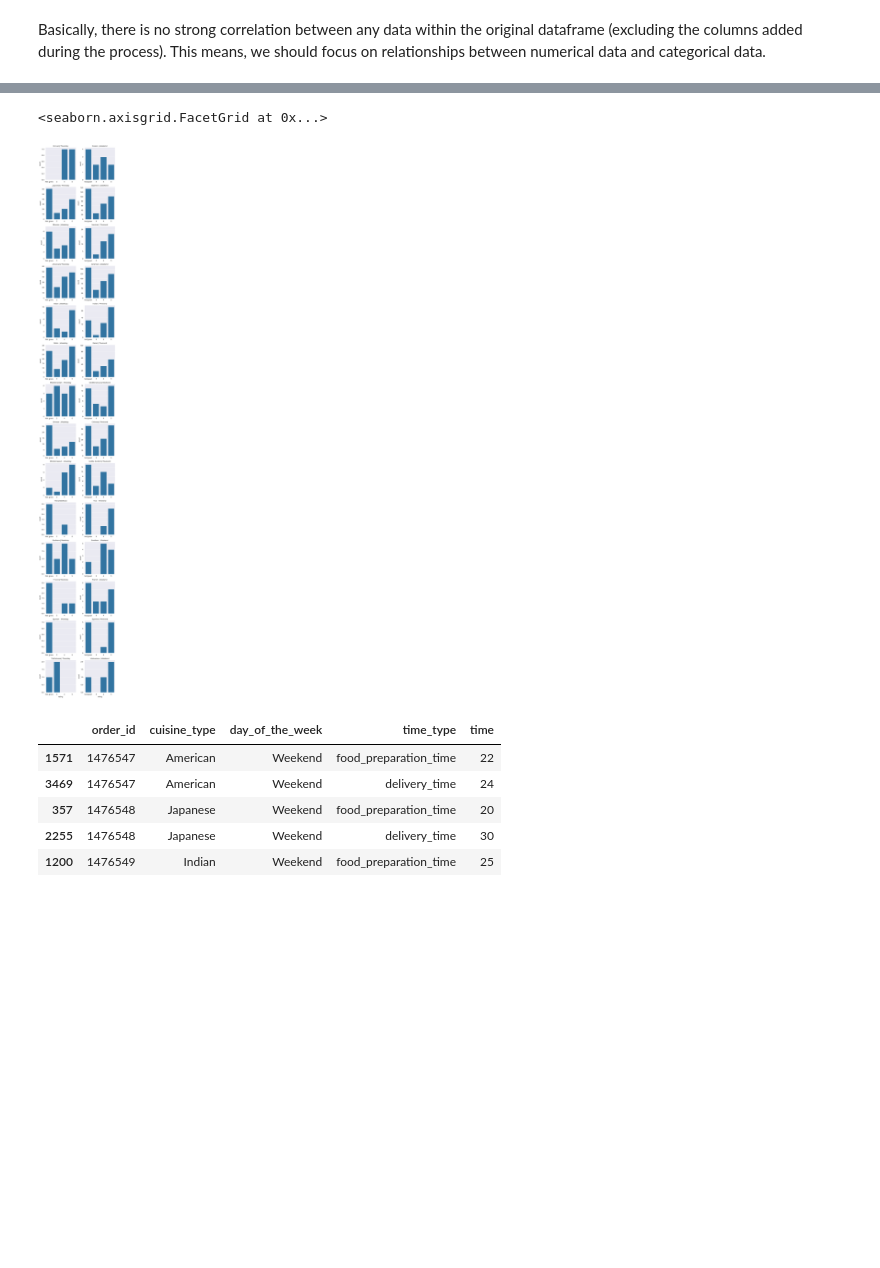
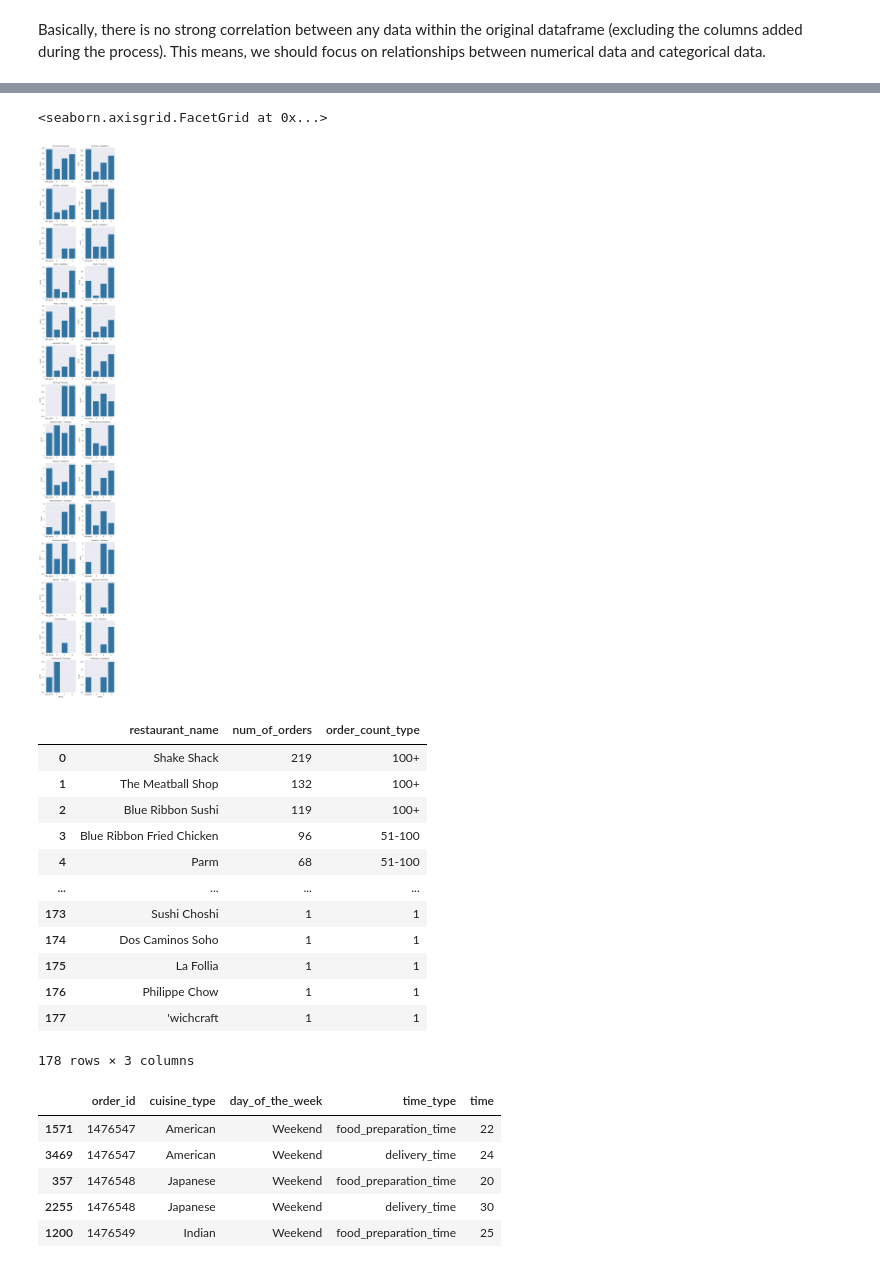
Before and after one commit to tinlong/AIML, a Jupyter notebook: Python Foundations/Project 1/PYF_Project_LearnerNotebook_FullCode.ipynb, the cells around one changed output, grey strips where cells are left out. Drawn from its saved outputs; the diff is of its cells as text; code cells hidden in the pictures; blank space fills up the shorter version.

```diff
--- a/Python Foundations/Project 1/PYF_Project_LearnerNotebook_FullCode.ipynb
+++ b/Python Foundations/Project 1/PYF_Project_LearnerNotebook_FullCode.ipynb
@@ -245,0 +245,3 @@ We have a total of 178 restaurants here. The graph would become so condense that
+# %%
+restaurant_orders = df.restaurant_name.value_counts().rename('num_of_orders').reset_index()
+print(restaurant_orders)
@@ -400,11 +459,29 @@ Basically, there is no strong correlation between any data within the original d
 # %%
 # for a facetgrid with day_of_the_week as the column, and cuisine_type as the row
-g = sns.FacetGrid(data=df, col='day_of_the_week', row='cuisine_type', sharex=False, sharey=False, col_order=['Weekday', 'Weekend'])
+g = sns.FacetGrid(data=df, col='day_of_the_week', row='cuisine_type', sharex=False, sharey=False, row_order=cuisine_types, col_order=['Weekday', 'Weekend'])
 g.set_titles(col_template="{col_name}", row_template="{row_name}")
 g.map(sns.countplot, 'rating', order=['Not given', '3', '4', '5'])
 # %% [output]
 <seaborn.axisgrid.FacetGrid at 0x...>
-[figure, old version]
+[figure, new version]
+# %%
+restaurant_orders["order_count_type"] = pd.cut(restaurant_orders.num_of_orders, bins=[0, 1, 10, 20, 50, 100, float("inf")], labels=['1', '2-10', '11-20', '21-50', '51-100', '100+'])
+
+restaurant_orders
+# %% [output]
+|  | restaurant_name | num_of_orders | order_count_type |
+| 0 | Shake Shack | 219 | 100+ |
+| 1 | The Meatball Shop | 132 | 100+ |
+| 2 | Blue Ribbon Sushi | 119 | 100+ |
+| 3 | Blue Ribbon Fried Chicken | 96 | 51-100 |
+| 4 | Parm | 68 | 51-100 |
+| ... | ... | ... | ... |
+| 173 | Sushi Choshi | 1 | 1 |
+| 174 | Dos Caminos Soho | 1 | 1 |
+| 175 | La Follia | 1 | 1 |
+| 176 | Philippe Chow | 1 | 1 |
+| 177 | 'wichcraft | 1 | 1 |
+178 rows × 3 columns
 # %%
 time_analysis = df.melt(id_vars=['order_id', 'cuisine_type', 'day_of_the_week'], value_vars=['food_preparation_time', 'delivery_time'], var_name='time_type', value_name='time')
 time_analysis.sort_values(by=['order_id', 'day_of_the_week']).head()
```
Also changed, not shown: parts of 22 cells of this notebook.
